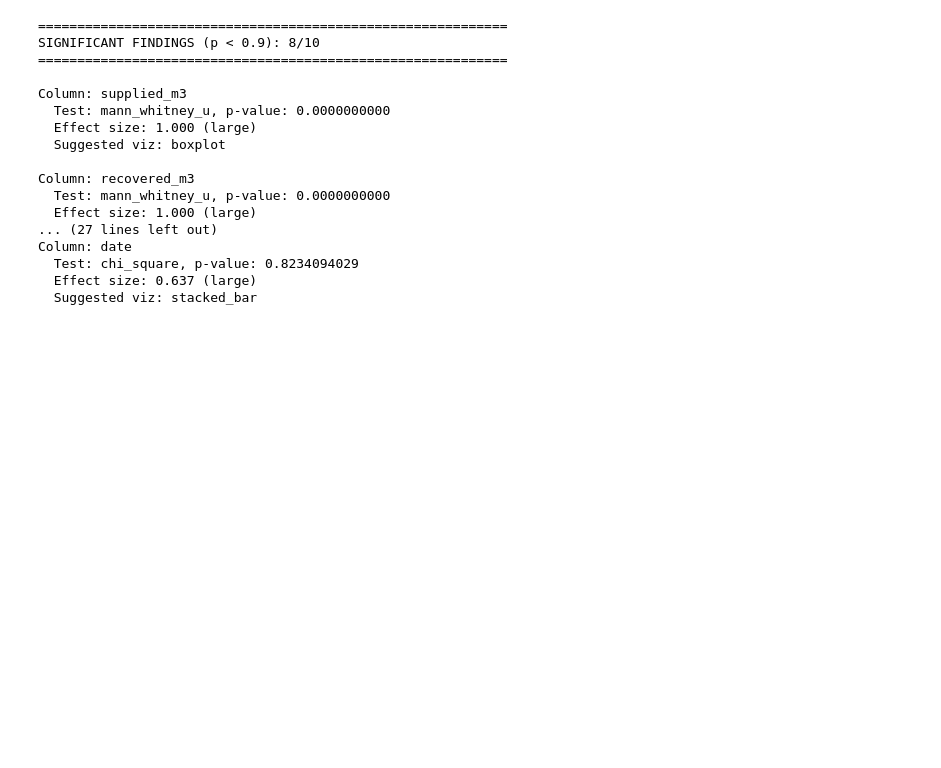
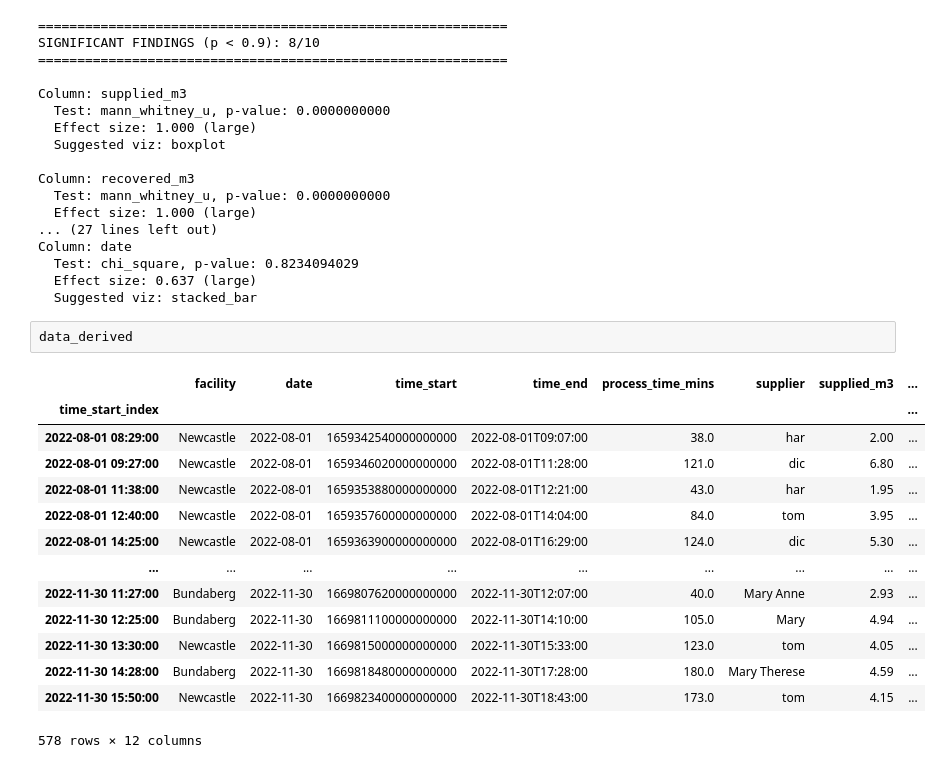
Before and after one commit to JamesTheGun/WasteOilTask, a Jupyter notebook: data_exploration.ipynb, the cells around one changed output. Saved outputs shown, nothing was run; the diff lists cells and outputs as text; blank space fills up the shorter version.

```diff
--- a/data_exploration.ipynb
+++ b/data_exploration.ipynb
@@ -124,3 +124,20 @@ Column: date
   Test: chi_square, p-value: 0.8234094029
   Effect size: 0.637 (large)
   Suggested viz: stacked_bar
+# %%
+data_derived
+# %% [output]
+|  | facility | date | time_start | time_end | process_time_mins | supplier | supplied_m3 | ... |
+| time_start_index |  |  |  |  |  |  |  | ... |
+| 2022-08-01 08:29:00 | Newcastle | 2022-08-01 | 1659342540000000000 | 2022-08-01T09:07:00 | 38.0 | har | 2.00 | ... |
+| 2022-08-01 09:27:00 | Newcastle | 2022-08-01 | 1659346020000000000 | 2022-08-01T11:28:00 | 121.0 | dic | 6.80 | ... |
+| 2022-08-01 11:38:00 | Newcastle | 2022-08-01 | 1659353880000000000 | 2022-08-01T12:21:00 | 43.0 | har | 1.95 | ... |
+| 2022-08-01 12:40:00 | Newcastle | 2022-08-01 | 1659357600000000000 | 2022-08-01T14:04:00 | 84.0 | tom | 3.95 | ... |
+| 2022-08-01 14:25:00 | Newcastle | 2022-08-01 | 1659363900000000000 | 2022-08-01T16:29:00 | 124.0 | dic | 5.30 | ... |
+| ... | ... | ... | ... | ... | ... | ... | ... | ... |
+| 2022-11-30 11:27:00 | Bundaberg | 2022-11-30 | 1669807620000000000 | 2022-11-30T12:07:00 | 40.0 | Mary Anne | 2.93 | ... |
+| 2022-11-30 12:25:00 | Bundaberg | 2022-11-30 | 1669811100000000000 | 2022-11-30T14:10:00 | 105.0 | Mary | 4.94 | ... |
+| 2022-11-30 13:30:00 | Newcastle | 2022-11-30 | 1669815000000000000 | 2022-11-30T15:33:00 | 123.0 | tom | 4.05 | ... |
+| 2022-11-30 14:28:00 | Bundaberg | 2022-11-30 | 1669818480000000000 | 2022-11-30T17:28:00 | 180.0 | Mary Therese | 4.59 | ... |
+| 2022-11-30 15:50:00 | Newcastle | 2022-11-30 | 1669823400000000000 | 2022-11-30T18:43:00 | 173.0 | tom | 4.15 | ... |
+578 rows × 12 columns
```
Also changed, not shown: 5 other files.
